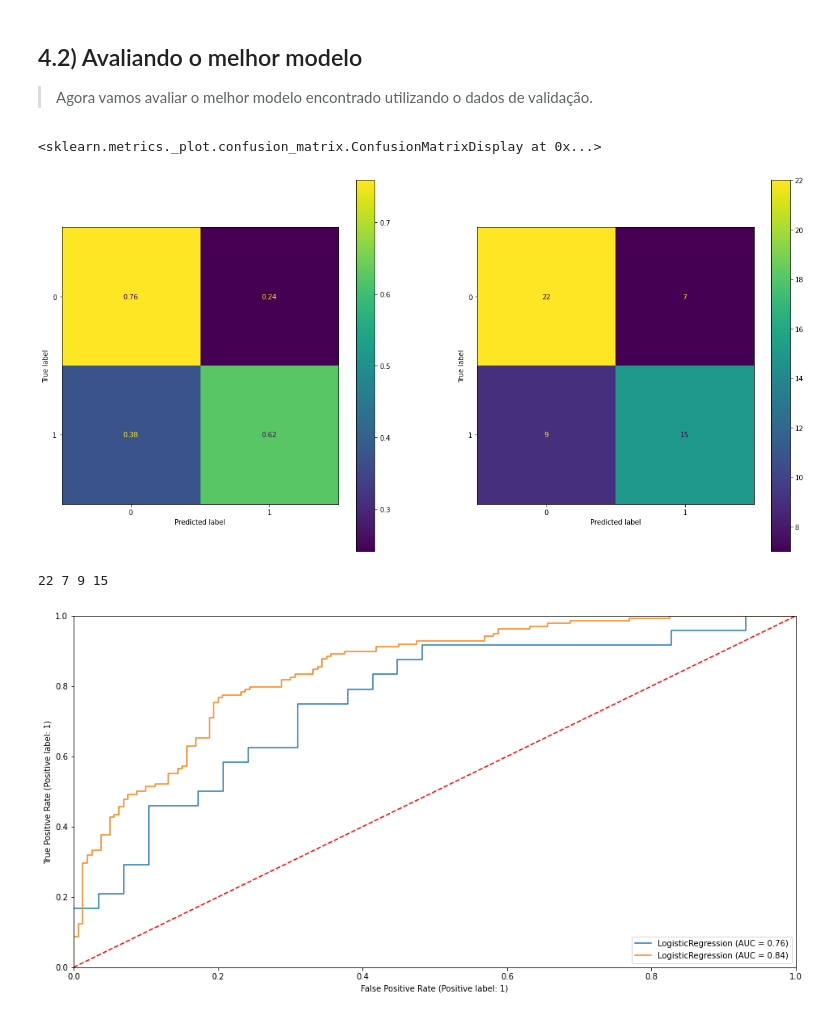
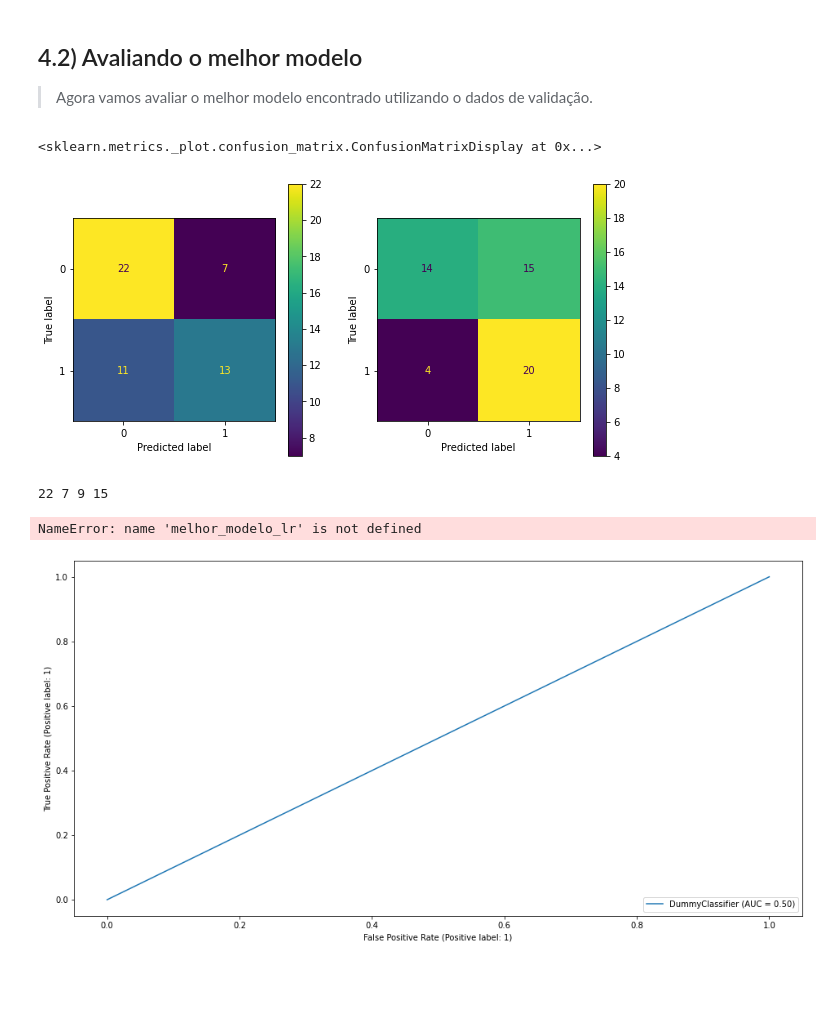
Before and after one commit to HenriqueCCdA/BC_DS_Projeto_Final, a Jupyter notebook: Notebooks/ML/regressao_logistica.ipynb, the cells around one changed output. Saved outputs shown, nothing was run; the diff lists cells and outputs as text; code cells hidden in the pictures; blank space fills up the shorter version.

Commit message:
Treinamento dos modelos de ML

```diff
--- a/Notebooks/ML/regressao_logistica.ipynb
+++ b/Notebooks/ML/regressao_logistica.ipynb
@@ -127,13 +138,15 @@ A opção **refit** foi deixado como **true** logo depois que o melhor modelo fo
 parameters = {'C': uniform(loc=0, scale=4)}
 modelo = LogisticRegression(max_iter=1000, tol=1e-6)
 
-resultados, melhor_modelo, melhores_hyperparametros  = roda_modelo_cv_randomized_search_cv(modelo,
-                                                                                            x_cv,
-                                                                                            y_cv,
-                                                                                            parameters,
-                                                                                            n_splits=5,
-                                                                                            n_repeats=10,
-                                                                                            n_iter=20,
-                                                                                            seed=14715)
+resultados, melhor_modelo_lr, melhores_hyperparametros  = roda_modelo_cv_randomized_search_cv(modelo,
+                                                                                              x_cv,
+                                                                                              y_cv,
+                                                                                              parameters,
+                                                                                              n_splits=5,
+                                                                                              n_repeats=10,
+                                                                                              n_iter=20,
+                                                                                              seed=14715)
+
+resultados_treinamento(resultados, melhor_modelo_lr, melhores_hyperparametros)
 # %% [output]
 Fitting 50 folds for each of 20 candidates, totalling 1000 fits
@@ -172,0 +179,18 @@ plota_treino_teste_auc('Seleção de Hyperparametros',
+# %%
+parameters = {'max_depth'       : np.arange(1, 21),
+              'criterion'       : ['gini', 'entropy'],
+              'min_samples_leaf': np.arange(1, 5),
+              'max_leaf_nodes'  : np.arange(2, 5)
+             }
+modelo = DecisionTreeClassifier()
+
+resultados, melhor_modelo_arvore, melhores_hyperparametros  = roda_modelo_cv_randomized_search_cv(modelo,
+                                                                                                  x_cv,
+                                                                                                  y_cv,
+                                                                                                  parameters,
+                                                                                                  n_splits=5,
+                                                                                                  n_repeats=10,
+                                                                                                  n_iter=20,
+                                                                                                  seed=14715)
+
+resultados_treinamento(resultados, melhor_modelo_arvore, melhores_hyperparametros, n = 10)
@@ -175,13 +222,13 @@ plota_treino_teste_auc('Seleção de Hyperparametros',
 
 > Agora vamos avaliar o melhor modelo encontrado utilizando o dados de validação.
 # %%
-fig, (ax0, ax1) = plt.subplots(1, 2, figsize=(20, 10))
+fig, (ax0, ax1) = plt.subplots(1, 2, figsize=(10, 5))
 
-plot_confusion_matrix(melhor_modelo, x_val, y_val, ax=ax0, normalize='true')
-plot_confusion_matrix(melhor_modelo, x_val, y_val, ax=ax1)
+plot_confusion_matrix(melhor_modelo_lr    , x_val, y_val, ax=ax0)
+plot_confusion_matrix(melhor_modelo_arvore, x_val, y_val, ax=ax1)
 # %% [output]
 <sklearn.metrics._plot.confusion_matrix.ConfusionMatrixDisplay at 0x...>
-[figure, old version]
+[figure, new version]
 # %%
 (tn, fp), (fn, tp) = confusion_matrix(y_val, melhor_modelo.predict(x_val))
 # %%
@@ -190,13 +237,15 @@ print(tn, fp, fn, tp)
 22 7 9 15
 # %%
 fig, ax = plt.subplots(figsize=(16,8))
-
-plot_roc_curve(melhor_modelo, x_val, y_val, ax = ax)
-plot_roc_curve(melhor_modelo, x_cv, y_cv, ax = ax)
+melhor_modelo_dummy
+ax = plot_roc_curve(melhor_modelo_dummy    , x_val, y_val, ax = ax)
+ax = plot_roc_curve(melhor_modelo_lr    , x_val, y_val, ax = ax)
+ax = plot_roc_curve(melhor_modelo_arvore, x_cv, y_cv, ax = ax)
 ax.plot([0, 1], [0, 1], color = "red", ls ='--')
 
 ax.set_xlim(0, 1)
 ax.set_ylim(0, 1)
 plt.show()
 # %% [output]
+NameError: name 'melhor_modelo_lr' is not defined
-[figure, old version]
+[figure, new version]
```
Also changed, not shown: parts of 22 cells of this notebook, 3 other files.
